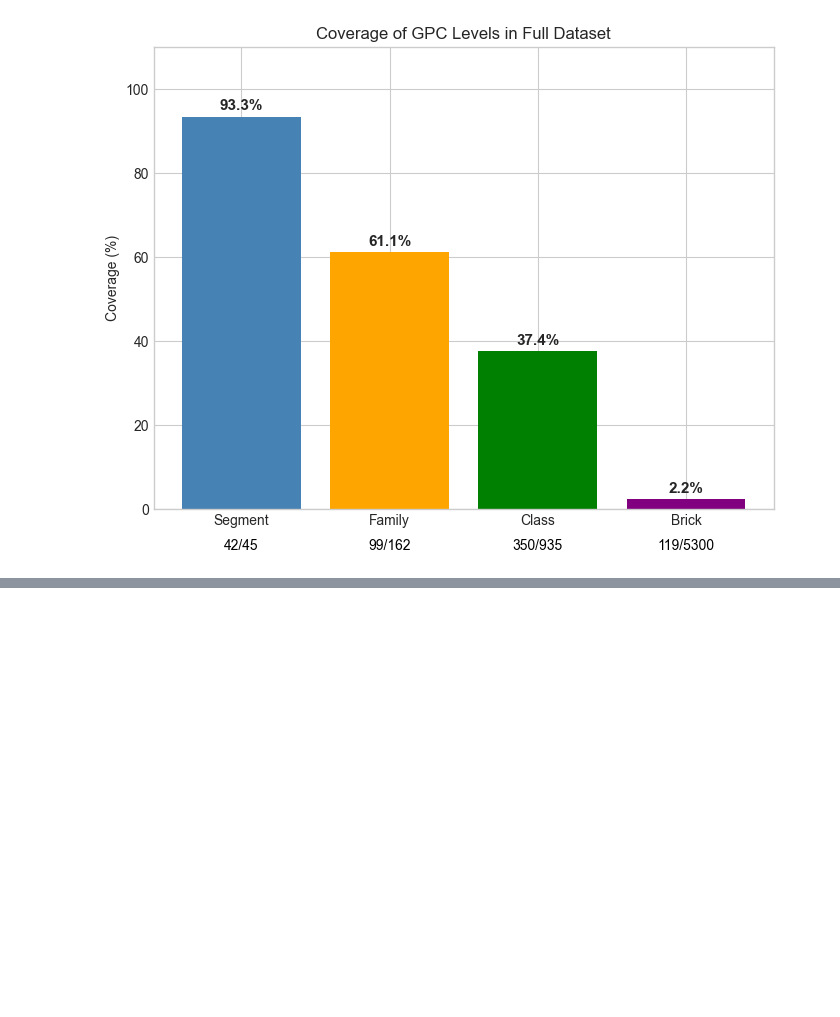
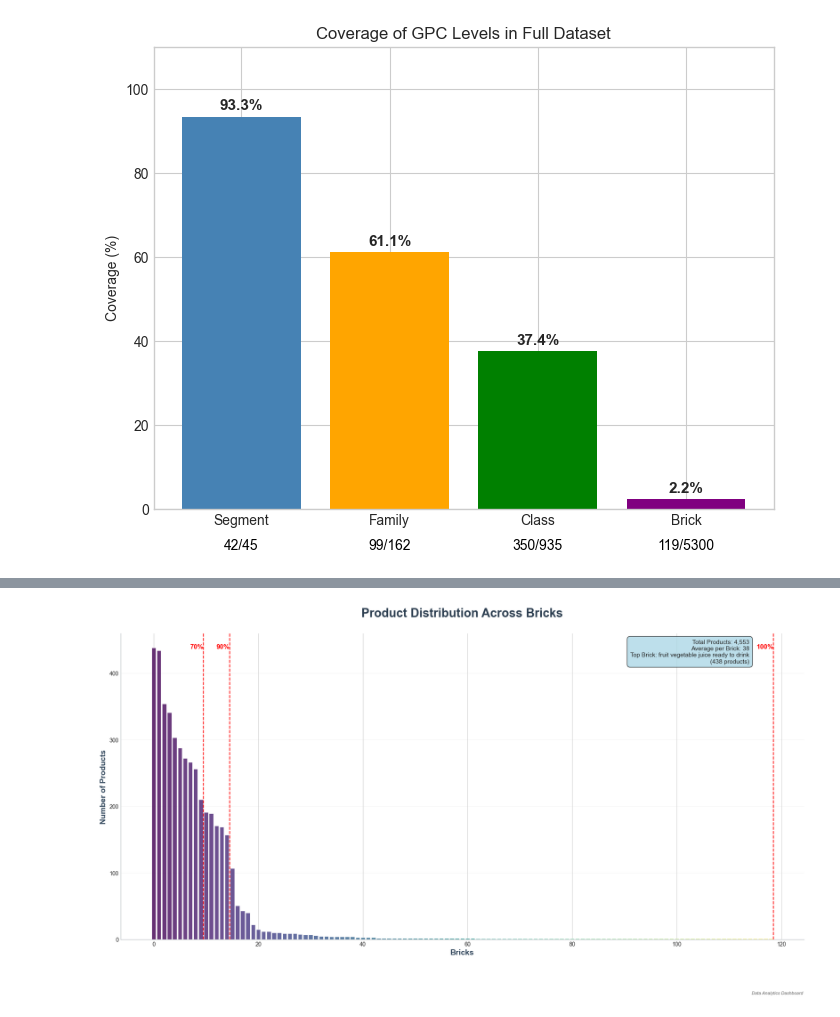
Before and after one commit to A11Veles/PC_Iter7, a Jupyter notebook: src/EDA.ipynb, the cells around one changed output, grey strips where cells are left out. Drawn from its saved outputs; the diff is of its cells as text; code cells hidden in the pictures; blank space fills up the shorter version.

```diff
--- a/src/EDA.ipynb
+++ b/src/EDA.ipynb
@@ -918,3 +1030,82 @@ plt.show()
+# %%
+fig, ax = plt.subplots(figsize=(18, 10))
+
+brick_counts = full_df["brick"].value_counts()
+
+colors = plt.cm.viridis(np.linspace(0, 1, len(brick_counts)))
+
+bars = ax.bar(range(len(brick_counts)), brick_counts.values,
+              color=colors, alpha=0.8, edgecolor='white', linewidth=0.7)
+
+# x_smooth = np.linspace(0, len(family_counts)-1, 300)
+# spl = make_interp_spline(range(len(family_counts)), family_counts.values, k=3)
+# y_smooth = spl(x_smooth)
+
+# ax.plot(x_smooth, y_smooth, color='red', linewidth=1, alpha=0.8,
+#         label='Distribution Curve')
+
+def thousands_formatter(x, pos):
+    return f'{x/1000:.0f}K' if x >= 1000 else f'{x:.0f}'
+
+cum_counts = brick_counts.cumsum()
+total = brick_counts.sum()
+
+cutoffs = {
+    "70%": cum_counts[cum_counts <= total * 0.7].index[-1],
+    "90%": cum_counts[cum_counts <= total * 0.9].index[-1],
+    "100%": brick_counts.index[-1]
+}
+
+
+for pct, seg in cutoffs.items():
+    idx = brick_counts.index.get_loc(seg)
+    ax.axvline(idx + 0.5, color="red", linestyle="--", linewidth=1.5)
+    ax.text(idx + 0.5, ax.get_ylim()[1]*0.95, pct,
+            color="red", fontsize=12, fontweight="bold", ha="right")
+
+
+ax.yaxis.set_major_formatter(FuncFormatter(thousands_formatter))
+
+ax.set_title('Product Distribution Across Bricks',
+            fontsize=22, fontweight='bold', pad=30, color='#2c3e50')
+
+ax.set_xlabel('Bricks', fontsize=14, fontweight='600', color='#34495e')
+ax.set_ylabel('Number of Products', fontsize=14, fontweight='600', color='#34495e')
+
+
+ax.grid(True, alpha=0.3, linestyle='-', linewidth=0.5, axis='y')
+ax.set_axisbelow(True)
+
+ax.spines['top'].set_visible(False)
+ax.spines['right'].set_visible(False)
+ax.spines['left'].set_color('#bdc3c7')
+ax.spines['bottom'].set_color('#bdc3c7')
+
+
+total_products = brick_counts.sum()
+avg_products = brick_counts.mean()
+max_segment = brick_counts.index[0]
+max_count = brick_counts.iloc[0]
+
+textstr = f'Total Products: {total_products:,}\nAverage per Brick: {avg_products:.0f}\nTop Brick: {max_segment}\n({max_count:,} products)'
+props = dict(boxstyle='round,pad=0.5', facecolor='lightblue', alpha=0.8)
+ax.text(
+    0.92, 0.98, textstr,
+    transform=ax.transAxes,
+    fontsize=11,
+    verticalalignment='top',
+    horizontalalignment='right',
+    bbox=props
+)
+
+plt.tight_layout()
+plt.subplots_adjust(bottom=0.15)
+
+fig.text(0.99, 0.01, 'Data Analytics Dashboard', ha='right', va='bottom',
+         fontsize=8, style='italic', alpha=0.7)
+plt.show()
+# %% [output]
+[figure, added]
 # %%
 full_df.head()
 # %% [output]
```
Also changed, not shown: parts of 3 cells of this notebook, 14 other files.
